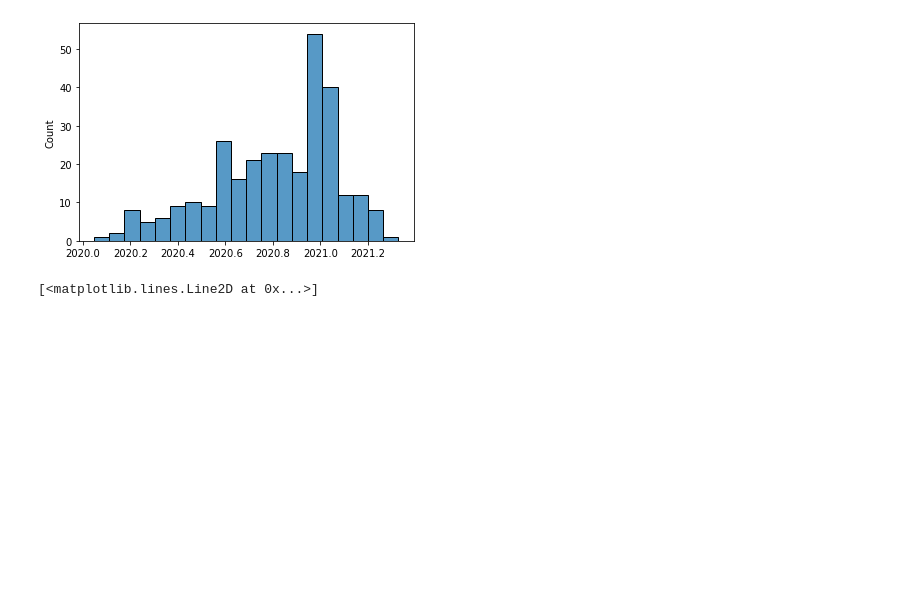
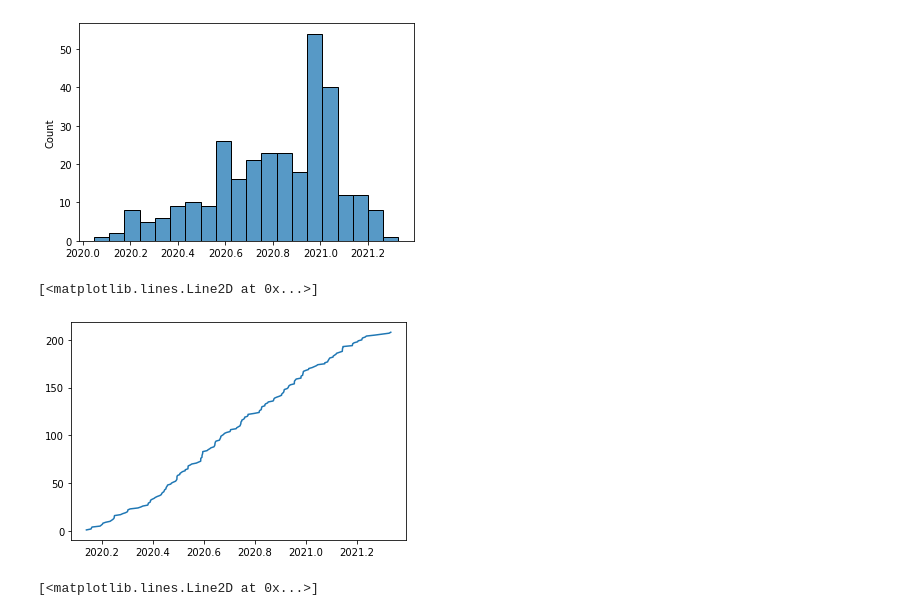
Before and after one commit to blab/sarscov2-adaptive-evolution, a Jupyter notebook: analysis/overall_s1_accumulation.ipynb, the cells around one changed output. Drawn from its saved outputs; the diff is of its cells as text; code cells hidden in the pictures; blank space fills up the shorter version.

```diff
--- a/analysis/overall_s1_accumulation.ipynb
+++ b/analysis/overall_s1_accumulation.ipynb
@@ -22,4 +22,11 @@ Bad key "text.kerning_factor" on line 4 in
 You probably need to get an updated matplotlibrc file from
 https://github.com/matplotlib/matplotlib/blob/v3.1.3/matplotlibrc.template
 or from the matplotlib source distribution
+# %%
+tree_url = 'https://nextstrain-blab.s3.amazonaws.com/ncov_adaptive-evolution.json'
+
+tree_json = requests.get(tree_url).json()
+
+#Put tree in Bio.Phylo format
+tree = json_to_tree(tree_json)
 # %%
@@ -215,9 +222,12 @@ for node in tree.find_clades(terminal=False):
     node.s1_nonsyn_at_node = 0
     node.s1_syn_at_node = 0
     node.rdrp_nonsyn_at_node = 0
+    node.rdrp_syn_at_node = 0
 
     if hasattr(node, "node_attrs") and 'S1' in node.node_attrs['syn_muts']:
         node.s1_syn_at_node = len(node.node_attrs['syn_muts']['S1'])
+    if hasattr(node, "node_attrs") and 'RdRp' in node.node_attrs['syn_muts']:
+        node.rdrp_syn_at_node = len(node.node_attrs['syn_muts']['RdRp'])
 
 
     if hasattr(node, 'branch_attrs'):
@@ -274,6 +284,8 @@ print(f'Total number of S1 syn mutations: {total_s1_syn}')
 # find number of nodes that have RdRp mutations
 nodes_with_rdrp_muts = 0
 total_rdrp_muts = 0
+nodes_with_rdrp_syn = 0
+total_rdrp_syn = 0
 
 for node in tree.find_clades(terminal=False):
     # exclude this outlier
@@ -281,9 +293,15 @@ for node in tree.find_clades(terminal=False):
         if node.rdrp_nonsyn_at_node!= 0:
             nodes_with_rdrp_muts+=1
             total_rdrp_muts += node.rdrp_nonsyn_at_node
+        if node.rdrp_syn_at_node!= 0:
+            nodes_with_rdrp_syn+=1
+            total_rdrp_syn += node.rdrp_syn_at_node
 
 print(f'Nodes with RdRp mutations: {nodes_with_rdrp_muts}')
 print(f'Total number of RdRp mutations: {total_rdrp_muts}')
+print(f'Nodes with RdRp syn mutations: {nodes_with_rdrp_syn}')
+print(f'Total number of RdRp syn mutations: {total_rdrp_syn}')
+
 
 first_timepoint = tree.root.node_attrs['num_date']['value']
 last_timepoint = 0
@@ -339,6 +387,12 @@ sns.histplot(s1_total_plot, bins=20)
 # %% [output]
 <matplotlib.axes._subplots.AxesSubplot at 0x...>
 [figure]
+# %%
+#new
+plt.plot(s1_syn_dates, s1_syn_running_total)
+# %% [output]
+[<matplotlib.lines.Line2D at 0x...>]
+[figure, added]
 # %%
 #05-19
 plt.plot(s1_syn_dates, s1_syn_running_total)
```
Also changed, not shown: parts of 8 cells of this notebook, 6 other files.
